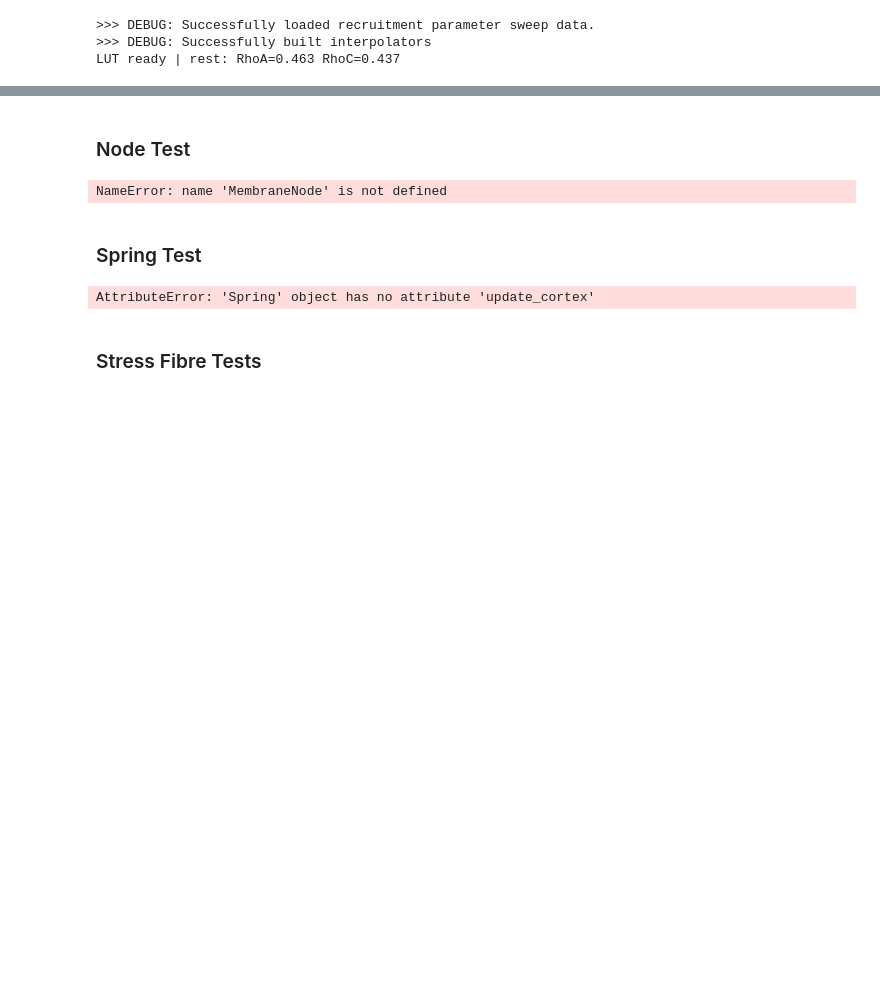
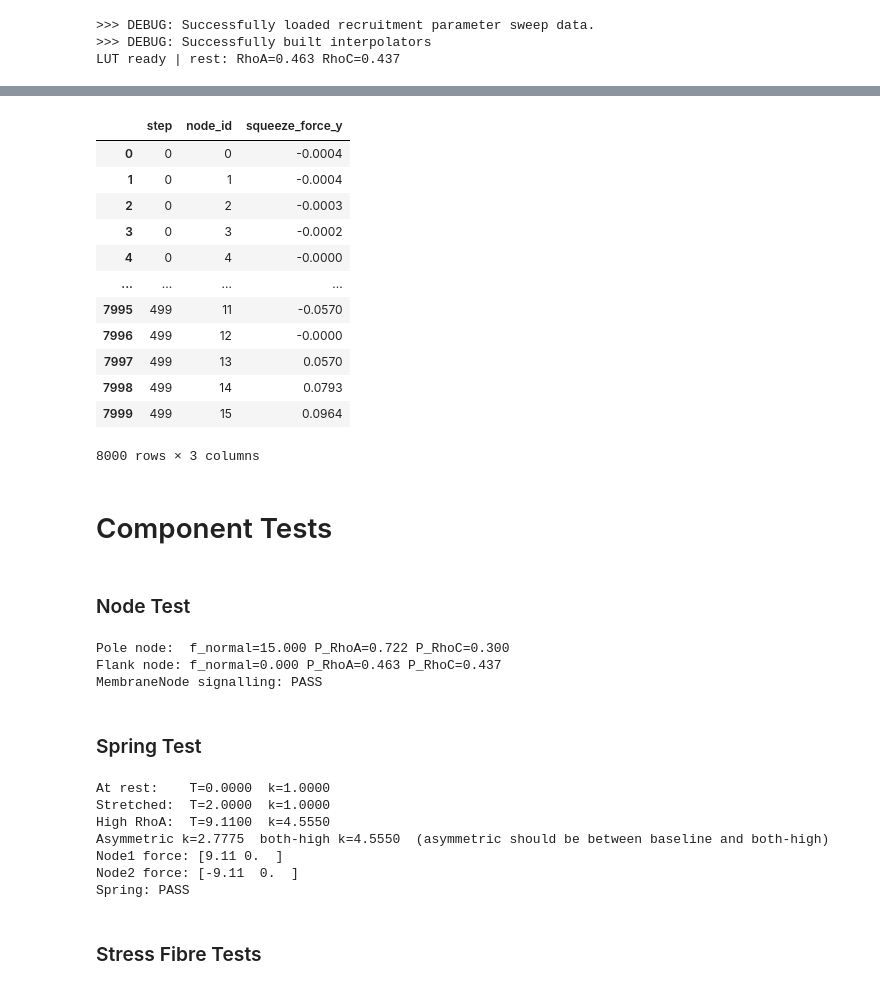
Before and after one commit to emilieyuu/endotehelial-masboss, a Jupyter notebook: notebooks/14_v2_exploratory.ipynb, the cells around one changed output, grey strips where cells are left out. Cells and saved outputs as stored; diff of their text form; code cells hidden in the pictures; blank space fills up the shorter version.

```diff
--- a/notebooks/14_v2_exploratory.ipynb
+++ b/notebooks/14_v2_exploratory.ipynb
@@ -28,11 +233,27 @@ LUT ready | rest: RhoA=0.463 RhoC=0.437
+# %%
+df_squeeze
+# %% [output]
+|  | step | node_id | squeeze_force_y |
+| 0 | 0 | 0 | -0.0004 |
+| 1 | 0 | 1 | -0.0004 |
+| 2 | 0 | 2 | -0.0003 |
+| 3 | 0 | 3 | -0.0002 |
+| 4 | 0 | 4 | -0.0000 |
+| ... | ... | ... | ... |
+| 7995 | 499 | 11 | -0.0570 |
+| 7996 | 499 | 12 | -0.0000 |
+| 7997 | 499 | 13 | 0.0570 |
+| 7998 | 499 | 14 | 0.0793 |
+| 7999 | 499 | 15 | 0.0964 |
+8000 rows × 3 columns
+# %% [markdown]
+# Component Tests
 # %% [markdown]
 ### Node Test
 # %%
-
-
 # Pole node — high f_normal
 n_pole = MembraneNode(0, np.array([12.0, 0.0]), lut, CFG)
-n_pole.f_normal = CFG['mechanics']['f_magnitude']
+n_pole.f_normal = CFG['flow']['f_magnitude']
 n_pole.update_signalling()
 print(f"Pole node:  f_normal={n_pole.f_normal:.3f} "
       f"P_RhoA={n_pole.P_RhoA:.3f} P_RhoC={n_pole.P_RhoC:.3f}")
@@ -46,10 +267,12 @@ print(f"Flank node: f_normal={n_flank.f_normal:.3f} "
 
 # Pole should have higher RhoA than flank
 assert n_pole.P_RhoA > n_flank.P_RhoA, "Pole should have higher RhoA"
-assert n_pole.P_RhoC > n_flank.P_RhoC, "Pole should have higher RhoC"
+#assert n_pole.P_RhoC < n_flank.P_RhoC, "Flank should have higher RhoC"
 print("MembraneNode signalling: PASS")
 # %% [output]
-NameError: name 'MembraneNode' is not defined
+Pole node:  f_normal=15.000 P_RhoA=0.722 P_RhoC=0.300
+Flank node: f_normal=0.000 P_RhoA=0.463 P_RhoC=0.437
+MembraneNode signalling: PASS
 # %% [markdown]
 ### Spring Test
 # %%
@@ -65,34 +288,34 @@ s._init_alignment = 1.0
 # Test 1 — at rest, no RhoA
 s.update_geometry(flow)
 s.update_cortex()
-print(f"At rest:    T={s.tension:.4f}  k={s.k_active:.4f}")
-assert abs(s.tension) < 1e-6
+print(f"At rest:    T={s.t_cortex:.4f}  k={s.k_active:.4f}")
+assert abs(s.t_cortex) < 1e-6
 
 # Test 2 — stretched, no RhoA
 n2.pos = np.array([7.0, 0.0])
 s.update_geometry(flow)
-s.update_tension()
-print(f"Stretched:  T={s.tension:.4f}  k={s.k_active:.4f}")
-assert s.tension > 0
+s.update_cortex()
+print(f"Stretched:  T={s.t_cortex:.4f}  k={s.k_active:.4f}")
+assert s.t_cortex > 0
 
 # Test 3 — stretched, high RhoA at both nodes
 n1.P_RhoA = 0.7
 n2.P_RhoA = 0.7
 s.update_geometry(flow)
-s.update_tension()
-print(f"High RhoA:  T={s.tension:.4f}  k={s.k_active:.4f}")
+s.update_cortex()
+print(f"High RhoA:  T={s.t_cortex:.4f}  k={s.k_active:.4f}")
 assert s.k_active > CFG['mechanics']['k_cortex']
 
 # Test 4 — asymmetric RhoA
 n1.P_RhoA = 0.7
 n2.P_RhoA = lut.rhoa_rest
 s.update_geometry(flow)
-s.update_tension()
+s.update_cortex()
 k_asym = s.k_active
 n1.P_RhoA = 0.7
 n2.P_RhoA = 0.7
 s.update_geometry(flow)
-s.update_tension()
+s.update_cortex()
 k_high = s.k_active
 print(f"Asymmetric k={k_asym:.4f}  both-high k={k_high:.4f}  "
       f"(asymmetric should be between baseline and both-high)")
@@ -111,7 +334,13 @@ assert np.allclose(n1.force, -n2.force)
 
 print("Spring: PASS")
 # %% [output]
-AttributeError: 'Spring' object has no attribute 'update_cortex'
+At rest:    T=0.0000  k=1.0000
+Stretched:  T=2.0000  k=1.0000
+High RhoA:  T=9.1100  k=4.5550
+Asymmetric k=2.7775  both-high k=4.5550  (asymmetric should be between baseline and both-high)
+Node1 force: [9.11 0.  ]
+Node2 force: [-9.11  0.  ]
+Spring: PASS
 # %% [markdown]
 ### Stress Fibre Tests
 # %%
```
Also changed, not shown: parts of 9 cells of this notebook, 13 other files.
